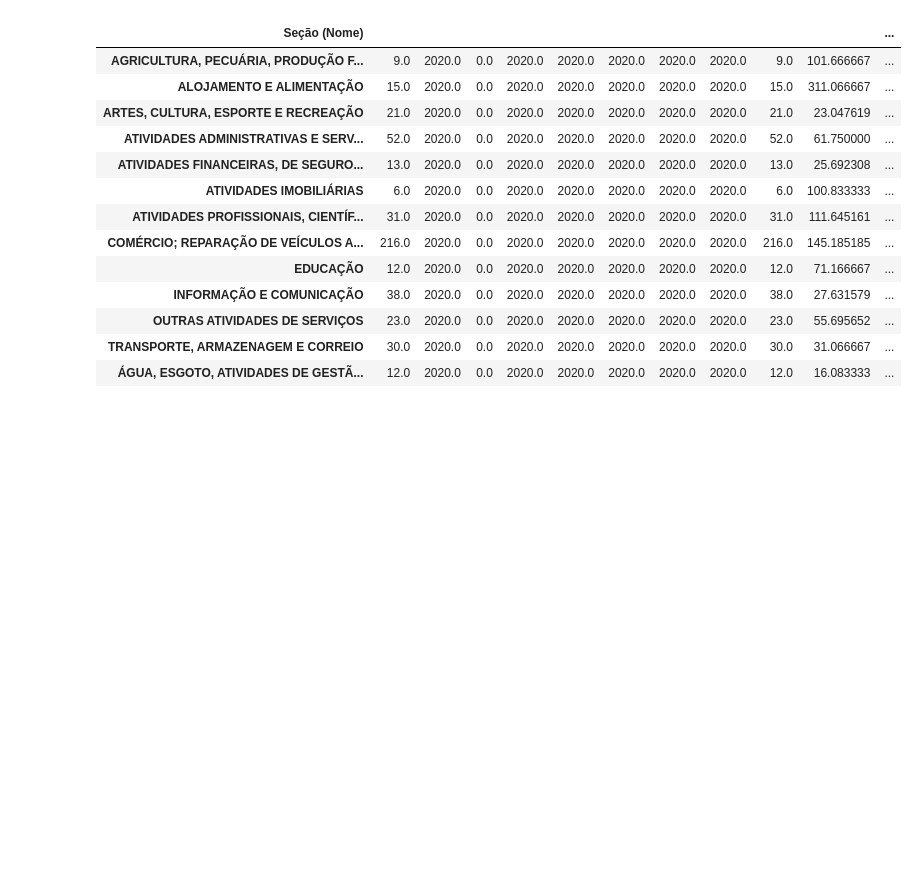
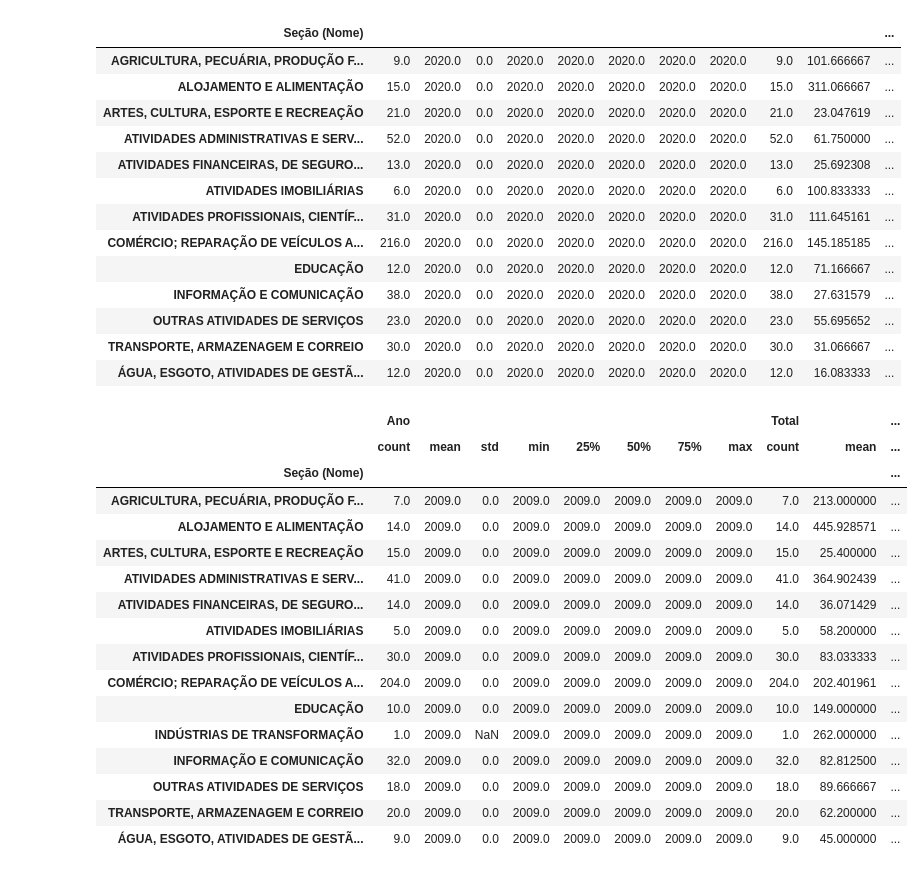
Before and after one commit to paulorobertolds/monograph, a Jupyter notebook: Setor_de_Serviços.ipynb, the cells around one changed output. Cells and saved outputs as stored; diff of their text form; code cells hidden in the pictures; blank space fills up the shorter version.

```diff
--- a/Setor_de_Serviços.ipynb
+++ b/Setor_de_Serviços.ipynb
@@ -227,3 +227,23 @@ empresas_MT.loc[(empresas_MT['Ano']==2020)].groupby('Seção (Nome)').describe()
 | OUTRAS ATIVIDADES DE SERVIÇOS | 23.0 | 2020.0 | 0.0 | 2020.0 | 2020.0 | 2020.0 | 2020.0 | 2020.0 | 23.0 | 55.695652 | ... |
 | TRANSPORTE, ARMAZENAGEM E CORREIO | 30.0 | 2020.0 | 0.0 | 2020.0 | 2020.0 | 2020.0 | 2020.0 | 2020.0 | 30.0 | 31.066667 | ... |
 | ÁGUA, ESGOTO, ATIVIDADES DE GESTÃ... | 12.0 | 2020.0 | 0.0 | 2020.0 | 2020.0 | 2020.0 | 2020.0 | 2020.0 | 12.0 | 16.083333 | ... |
+# %%
+funcionarios_Cuiaba.loc[(funcionarios_Cuiaba['Ano']==2009)].groupby('Seção (Nome)').describe()
+# %% [output]
+|  | Ano |  |  |  |  |  |  |  | Total |  | ... |
+|  | count | mean | std | min | 25% | 50% | 75% | max | count | mean | ... |
+| Seção (Nome) |  |  |  |  |  |  |  |  |  |  | ... |
+| AGRICULTURA, PECUÁRIA, PRODUÇÃO F... | 7.0 | 2009.0 | 0.0 | 2009.0 | 2009.0 | 2009.0 | 2009.0 | 2009.0 | 7.0 | 213.000000 | ... |
+| ALOJAMENTO E ALIMENTAÇÃO | 14.0 | 2009.0 | 0.0 | 2009.0 | 2009.0 | 2009.0 | 2009.0 | 2009.0 | 14.0 | 445.928571 | ... |
+| ARTES, CULTURA, ESPORTE E RECREAÇÃO | 15.0 | 2009.0 | 0.0 | 2009.0 | 2009.0 | 2009.0 | 2009.0 | 2009.0 | 15.0 | 25.400000 | ... |
+| ATIVIDADES ADMINISTRATIVAS E SERV... | 41.0 | 2009.0 | 0.0 | 2009.0 | 2009.0 | 2009.0 | 2009.0 | 2009.0 | 41.0 | 364.902439 | ... |
+| ATIVIDADES FINANCEIRAS, DE SEGURO... | 14.0 | 2009.0 | 0.0 | 2009.0 | 2009.0 | 2009.0 | 2009.0 | 2009.0 | 14.0 | 36.071429 | ... |
+| ATIVIDADES IMOBILIÁRIAS | 5.0 | 2009.0 | 0.0 | 2009.0 | 2009.0 | 2009.0 | 2009.0 | 2009.0 | 5.0 | 58.200000 | ... |
+| ATIVIDADES PROFISSIONAIS, CIENTÍF... | 30.0 | 2009.0 | 0.0 | 2009.0 | 2009.0 | 2009.0 | 2009.0 | 2009.0 | 30.0 | 83.033333 | ... |
+| COMÉRCIO; REPARAÇÃO DE VEÍCULOS A... | 204.0 | 2009.0 | 0.0 | 2009.0 | 2009.0 | 2009.0 | 2009.0 | 2009.0 | 204.0 | 202.401961 | ... |
+| EDUCAÇÃO | 10.0 | 2009.0 | 0.0 | 2009.0 | 2009.0 | 2009.0 | 2009.0 | 2009.0 | 10.0 | 149.000000 | ... |
+| INDÚSTRIAS DE TRANSFORMAÇÃO | 1.0 | 2009.0 | NaN | 2009.0 | 2009.0 | 2009.0 | 2009.0 | 2009.0 | 1.0 | 262.000000 | ... |
+| INFORMAÇÃO E COMUNICAÇÃO | 32.0 | 2009.0 | 0.0 | 2009.0 | 2009.0 | 2009.0 | 2009.0 | 2009.0 | 32.0 | 82.812500 | ... |
+| OUTRAS ATIVIDADES DE SERVIÇOS | 18.0 | 2009.0 | 0.0 | 2009.0 | 2009.0 | 2009.0 | 2009.0 | 2009.0 | 18.0 | 89.666667 | ... |
+| TRANSPORTE, ARMAZENAGEM E CORREIO | 20.0 | 2009.0 | 0.0 | 2009.0 | 2009.0 | 2009.0 | 2009.0 | 2009.0 | 20.0 | 62.200000 | ... |
+| ÁGUA, ESGOTO, ATIVIDADES DE GESTÃ... | 9.0 | 2009.0 | 0.0 | 2009.0 | 2009.0 | 2009.0 | 2009.0 | 2009.0 | 9.0 | 45.000000 | ... |
```
Also changed, not shown: parts of 9 cells of this notebook.
